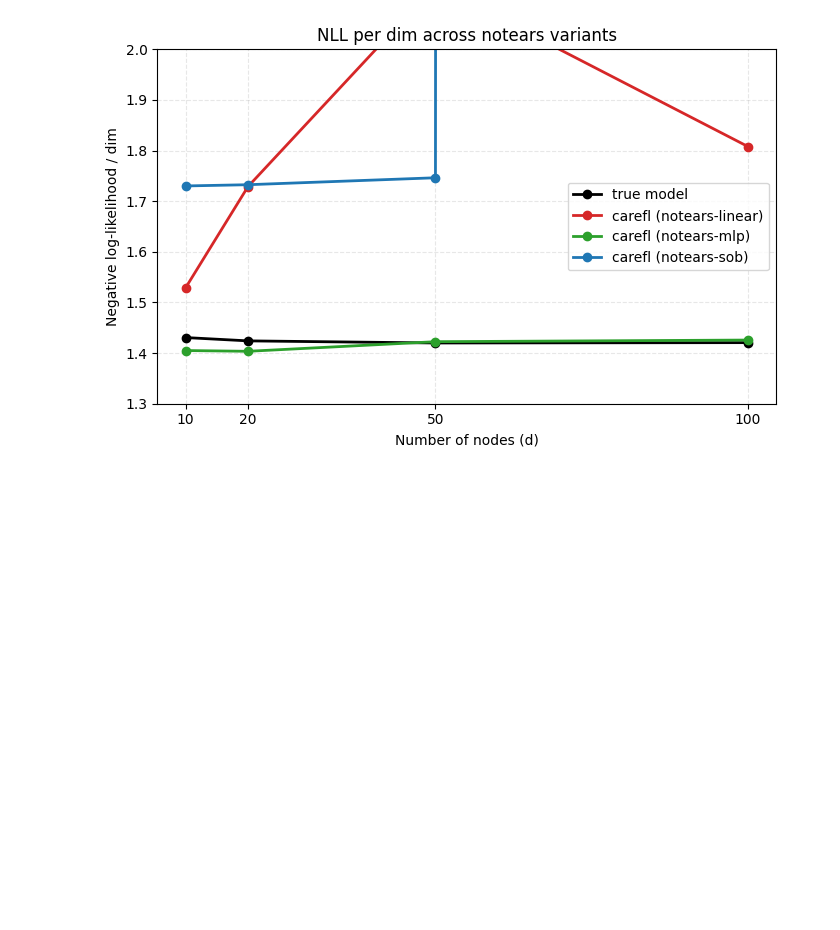
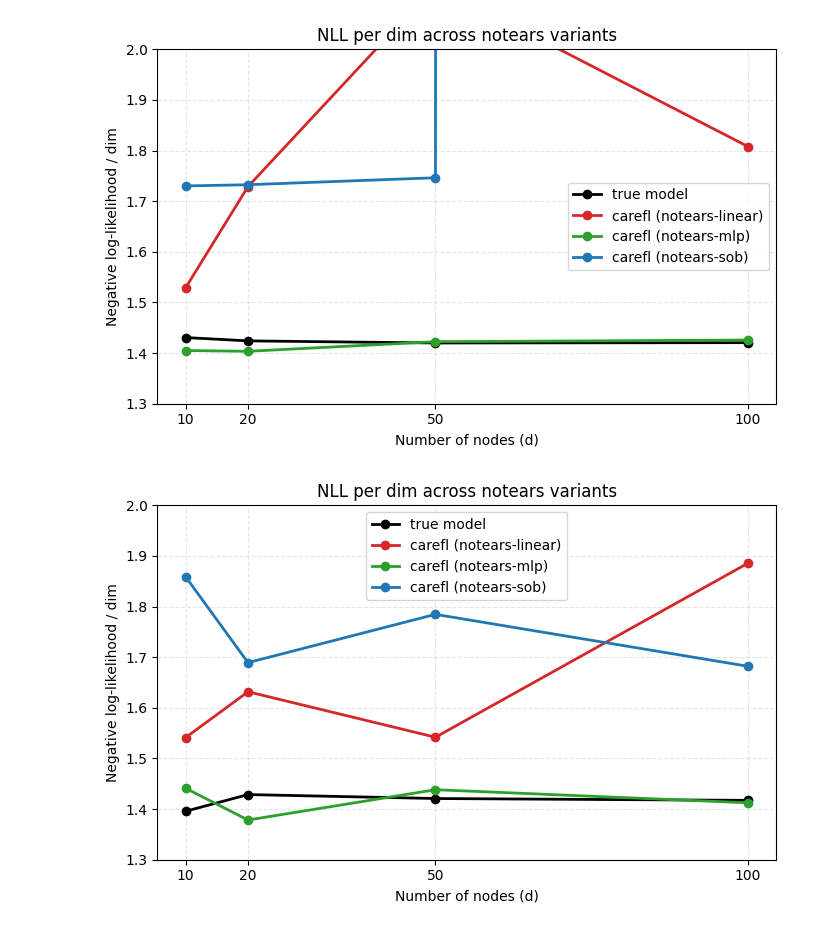
Before and after one commit to hashikun917/Diffusion, a Jupyter notebook: notebooks/250922NOTEARS-MLP・Sobの実装及び動作確認と定量評価.ipynb, the cells around one changed output. Saved outputs shown, nothing was run; the diff lists cells and outputs as text; code cells hidden in the pictures; blank space fills up the shorter version.

```diff
--- a/notebooks/250922NOTEARS-MLP・Sobの実装及び動作確認と定量評価.ipynb
+++ b/notebooks/250922NOTEARS-MLP・Sobの実装及び動作確認と定量評価.ipynb
@@ -166,3 +166,11 @@ plot_nll_vs_nodes(
 )
 # %% [output]
 [figure]
+# %%
+plot_nll_vs_nodes(
+    csv_path="results/carefl_evaluate/carefl_eval_tanh_n1024_gamma3.0_s02.0_lam0.01_thr0.3_nh10_sob10_20250926-041636.csv",
+    nodes_order=(10, 20, 50, 100),
+    filter_params=None,
+)
+# %% [output]
+[figure, added]
```
Also changed, not shown: 6 other files.
